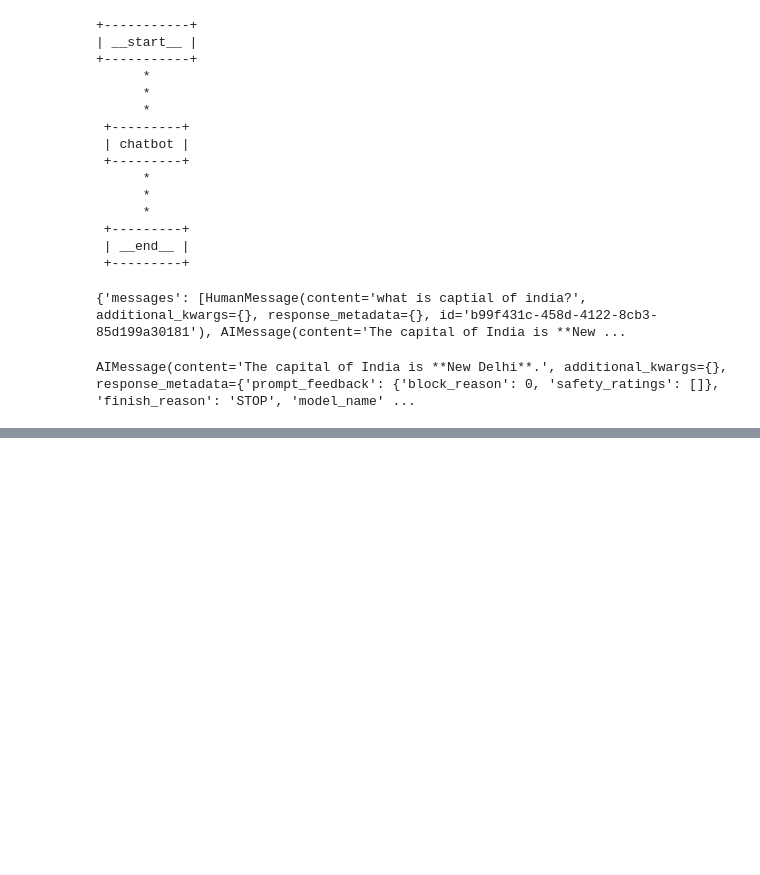
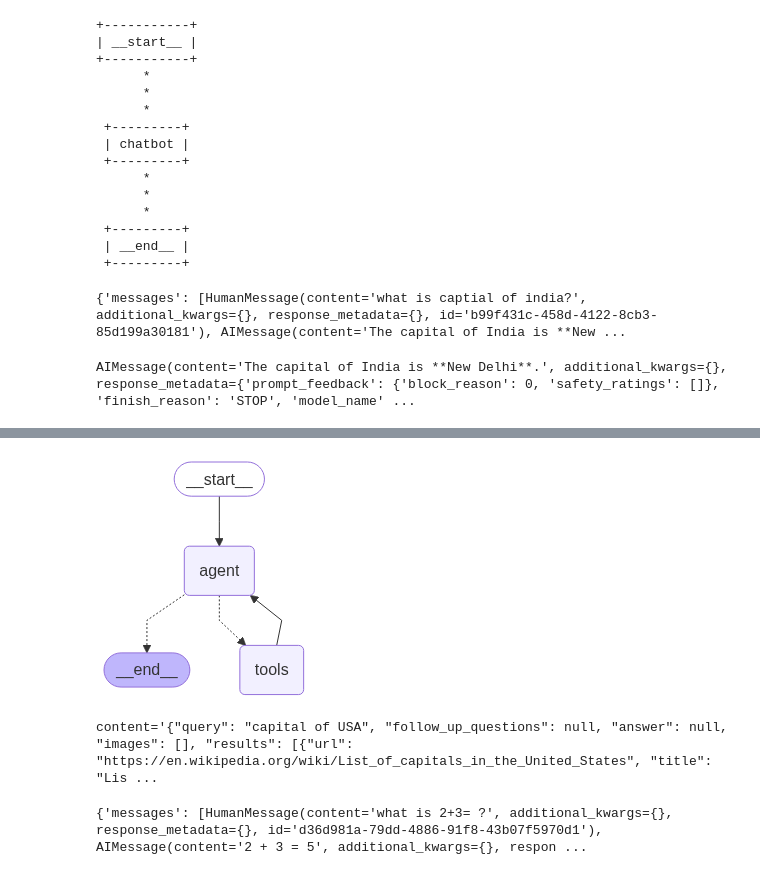
Before and after one commit to ravindu16/-events-app-api-server, a Jupyter notebook: Day3_LangGraph_agenticAI_chatbot.ipynb, the cells around one changed output, grey strips where cells are left out. Saved outputs shown, nothing was run; the diff lists cells and outputs as text; code cells hidden in the pictures; blank space fills up the shorter version.

```diff
--- a/Day3_LangGraph_agenticAI_chatbot.ipynb
+++ b/Day3_LangGraph_agenticAI_chatbot.ipynb
@@ -110,0 +155,19 @@ AIMessage(content='The capital of India is **New Delhi**.', additional_kwargs={}
+# %%
+# create tavily search tool from lagchain
+from langchain_tavily import TavilySearch
+from langchain.tools import tool
+import os
+os.environ["TAVILY_API_KEY"]="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"
+
+@tool
+def search_tool(query: str):
+  '''use this tool search query over web'''
+  tavily_search_tool = TavilySearch()
+  result = tavily_search_tool.invoke(query)
+  return result
+# %%
+agent = create_react_agent(model=llm,tools = [search_tool])
+# %%
+agent
+# %% [output]
+[figure, added]
@@ -110,0 +176,4 @@ AIMessage(content='The capital of India is **New Delhi**.', additional_kwargs={}
+# %%
+print(state['messages'][2])
+# %% [output]
+content='{"query": "capital of USA", "follow_up_questions": null, "answer": null, "images": [], "results": [{"url": "https://en.wikipedia.org/wiki/List_of_capitals_in_the_United_States", "title": "Lis ...
@@ -110,0 +182,4 @@ AIMessage(content='The capital of India is **New Delhi**.', additional_kwargs={}
+# %%
+print(state)
+# %% [output]
+{'messages': [HumanMessage(content='what is 2+3= ?', additional_kwargs={}, response_metadata={}, id='d36d981a-79dd-4886-91f8-43b07f5970d1'), AIMessage(content='2 + 3 = 5', additional_kwargs={}, respon ...
```
Also changed, not shown: parts of 6 cells of this notebook.
